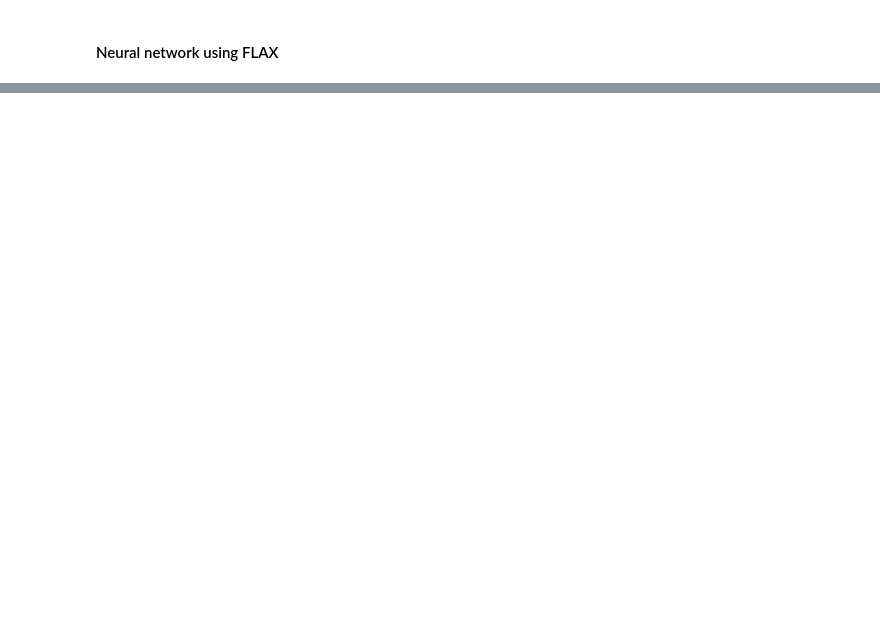
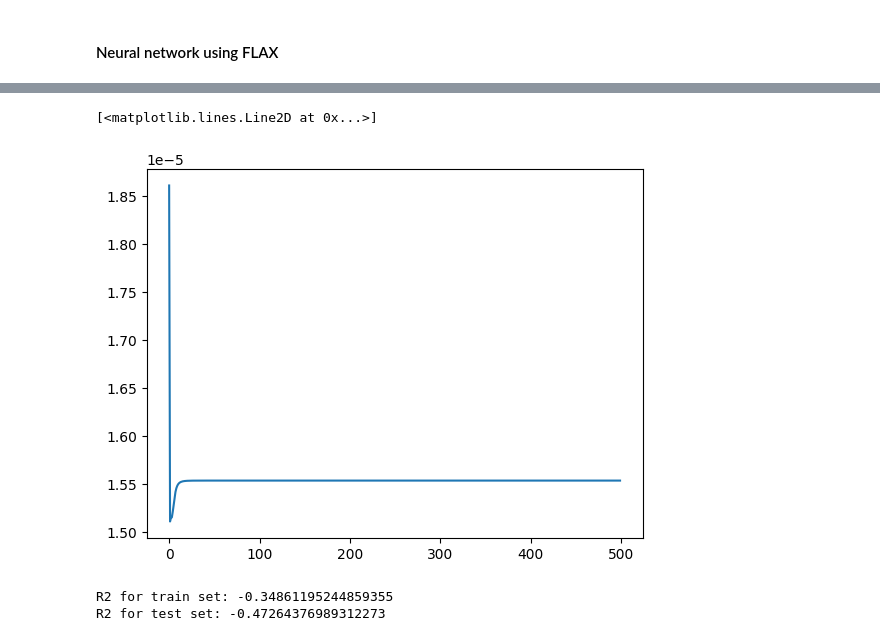
Before and after one commit to MagnusKarlsen1/PCQA-NN, a Jupyter notebook: Code/Gradient NN/NeuralNetwork.ipynb, the cells around one changed output, grey strips where cells are left out. Drawn from its saved outputs; the diff is of its cells as text; code cells hidden in the pictures; blank space fills up the shorter version.

```diff
--- a/Code/Gradient NN/NeuralNetwork.ipynb
+++ b/Code/Gradient NN/NeuralNetwork.ipynb
@@ -75,0 +336,5 @@ print(output.shape)
+# %%
+
+m = MLPRegressor(model, 0.01, 500, 32)
+# %%
+m.fit(X_train, y_train)
@@ -75,0 +359,11 @@ print(output.shape)
+# %%
+plt.plot(m.train_loss_history)
+# %% [output]
+[<matplotlib.lines.Line2D at 0x...>]
+[figure, added]
+# %%
+print("R2 for train set:", m.score(X_train, y_train))
+print("R2 for test set:", m.score(X_test, y_test))
+# %% [output]
+R2 for train set: -0.34861195244859355
+R2 for test set: -0.47264376989312273
```
Also changed, not shown: parts of 18 cells of this notebook, 1 other file.
